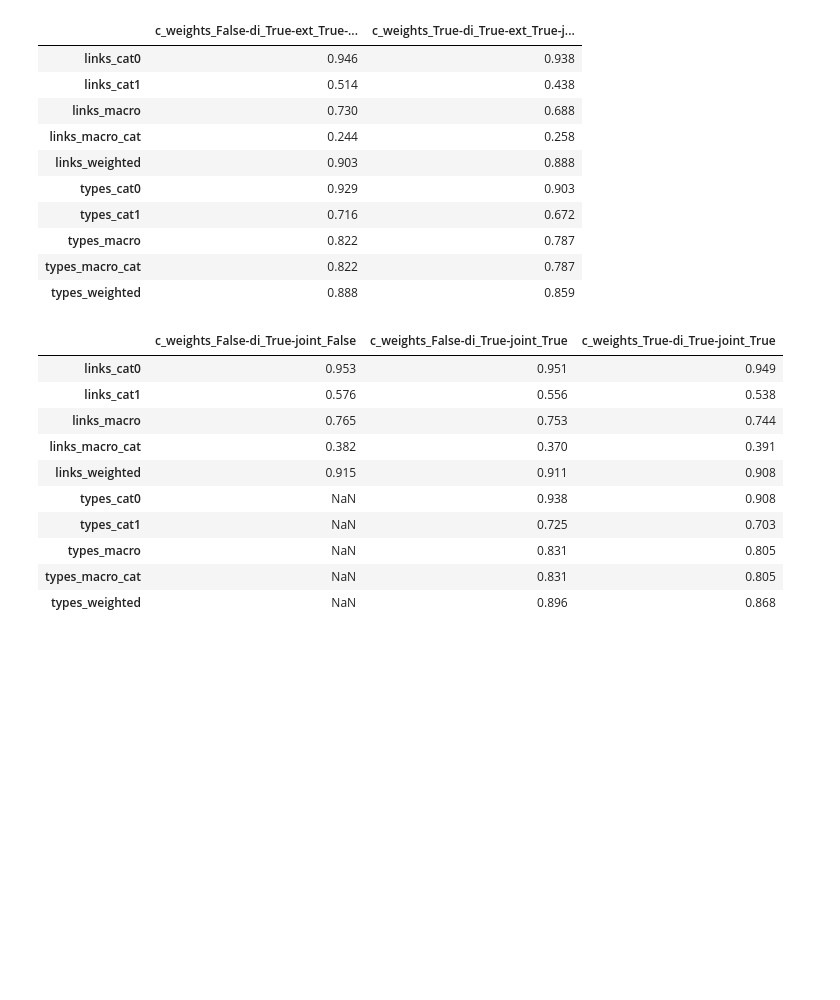
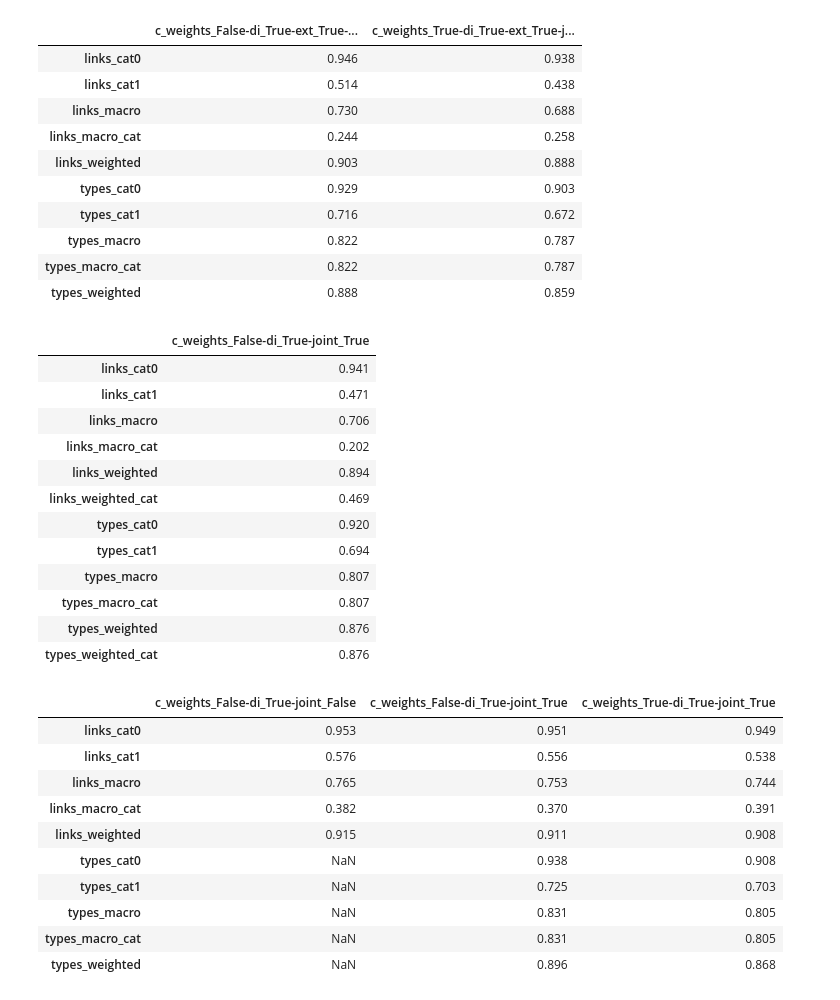
Before and after one commit to oguzserbetci/argmin2017, a Jupyter notebook: notebooks/Analyse output.ipynb, the cells around one changed output. Cells and saved outputs as stored; diff of their text form; code cells hidden in the pictures; blank space fills up the shorter version.

```diff
--- a/notebooks/Analyse output.ipynb
+++ b/notebooks/Analyse output.ipynb
@@ -17,6 +15,7 @@ def read_results(filename):
 # %%
 small_results = read_results('../cross_validation/cw_joint9/9/train.pl')
 large_results = read_results('../cross_validation/cw_joint9/ext_8/ext_train.pl')
+compr_results = read_results('../cross_validation/cw_joint9/new_sm_5/train.pl')
 # old_arch_results = read_results('./cross_validation/old_arch/train.pl')
 # %%
 score_keys = np.array(new_arch_results['score_keys'])
@@ -171,6 +170,23 @@ pd.DataFrame(merge_test(large_results['tests'])).applymap(lambda x: np.round(np.
 | types_macro | 0.822 | 0.787 |
 | types_macro_cat | 0.822 | 0.787 |
 | types_weighted | 0.888 | 0.859 |
+# %%
+# test_results = {param: np.mean(param_res, 0) for param, param_res in cw_joint_results['tests'].items()}
+pd.DataFrame(merge_test(compr_results['tests'])).applymap(lambda x: np.round(np.mean(x),3))
+# %% [output]
+|  | c_weights_False-di_True-joint_True |
+| links_cat0 | 0.941 |
+| links_cat1 | 0.471 |
+| links_macro | 0.706 |
+| links_macro_cat | 0.202 |
+| links_weighted | 0.894 |
+| links_weighted_cat | 0.469 |
+| types_cat0 | 0.920 |
+| types_cat1 | 0.694 |
+| types_macro | 0.807 |
+| types_macro_cat | 0.807 |
+| types_weighted | 0.876 |
+| types_weighted_cat | 0.876 |
 # %%
 pd.DataFrame(merge_test(small_results['tests'])).applymap(lambda x: np.round(np.mean(x),3))
 # %% [output]
```
Also changed, not shown: parts of 1 cell of this notebook.
